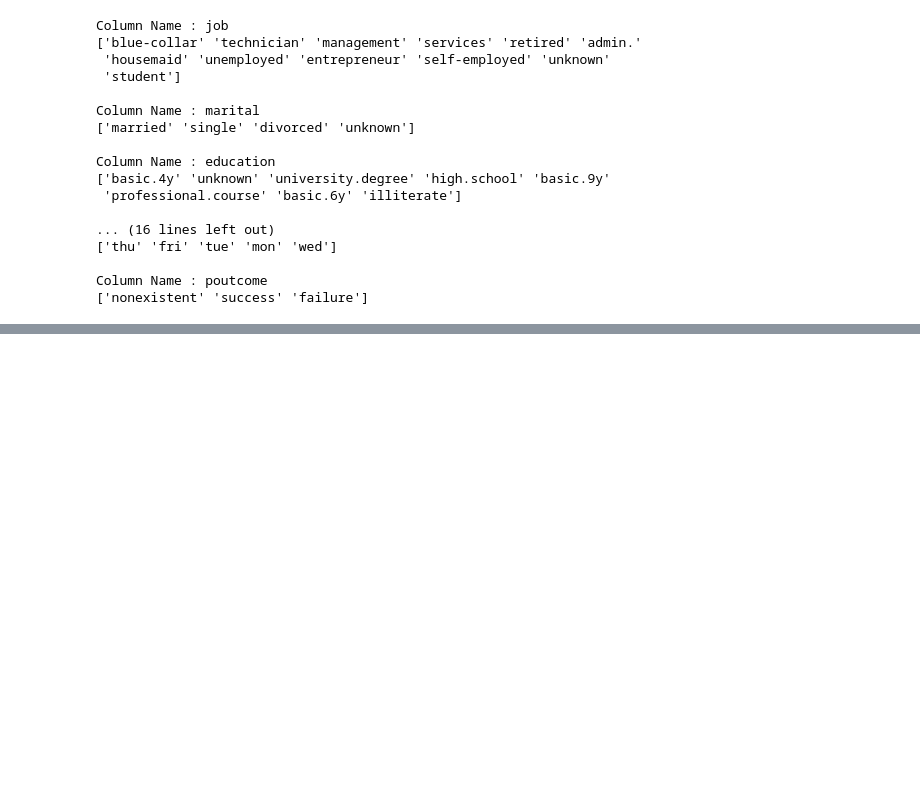
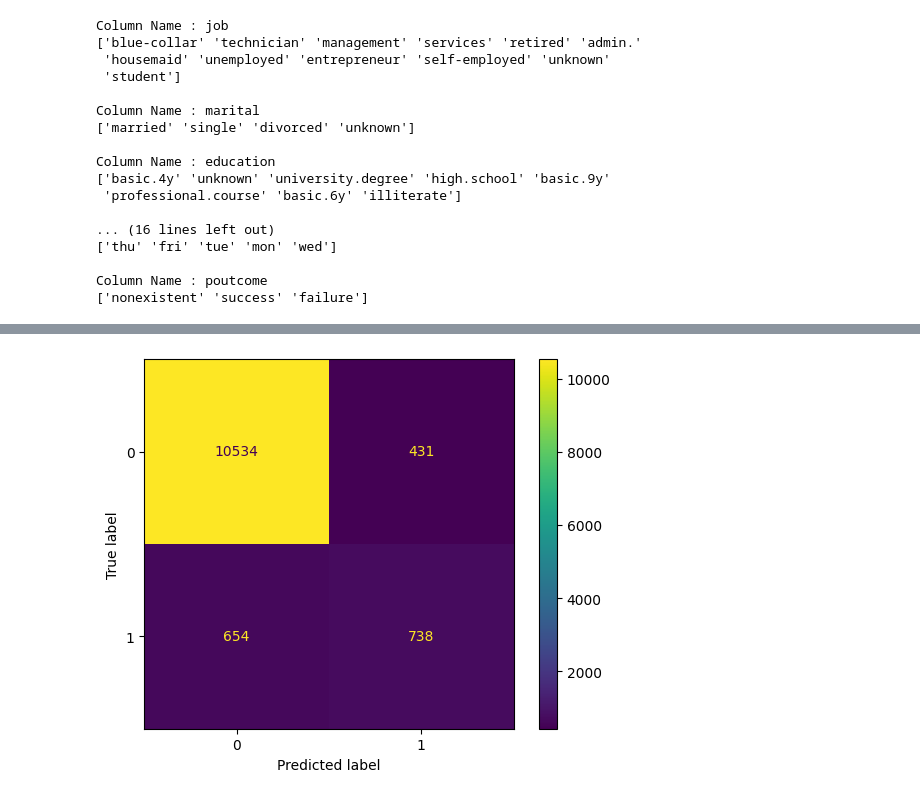
Before and after one commit to amaithi-sam/Bank-loan-eligibility-classifier-ml-and-mlops-with-mlflow, a Jupyter notebook: notebooks/dataEDA.ipynb, the cells around one changed output, grey strips where cells are left out. Cells and saved outputs as stored; diff of their text form; code cells hidden in the pictures; blank space fills up the shorter version.

```diff
--- a/notebooks/dataEDA.ipynb
+++ b/notebooks/dataEDA.ipynb
@@ -163,0 +205,6 @@ def over_sampling_target_clss(X_train, y_train):
+# %%
+def create_confusion_matric(clf, x_test, y_test):
+    import matplotlib.pyplot as plt
+    from sklearn.metrics import ConfusionMatrixDisplay
+    ConfusionMatrixDisplay.from_estimator(clf, x_test, y_test)
+    plt.savefig('confusion_matrrix.png')
@@ -163,0 +280,4 @@ def over_sampling_target_clss(X_train, y_train):
+# %%
+create_confusion_matric(basic_model, X_test, y_test)
+# %% [output]
+[figure, added]
```
Also changed, not shown: parts of 17 cells of this notebook, 13 other files.
